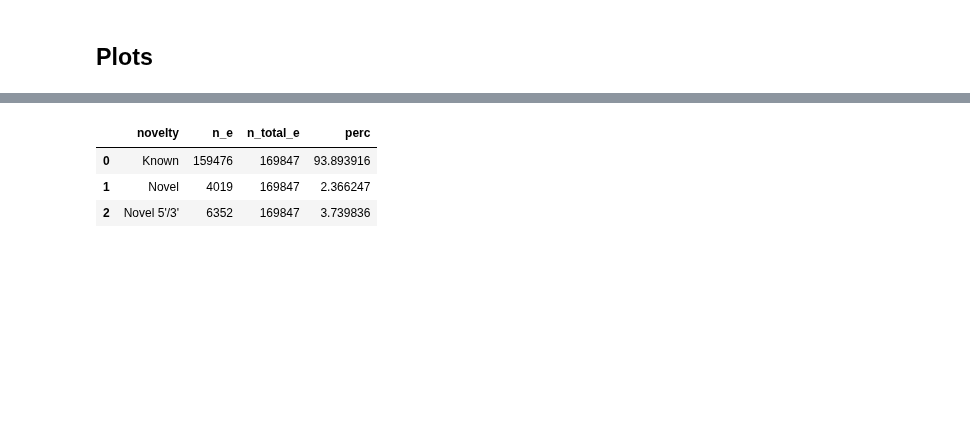
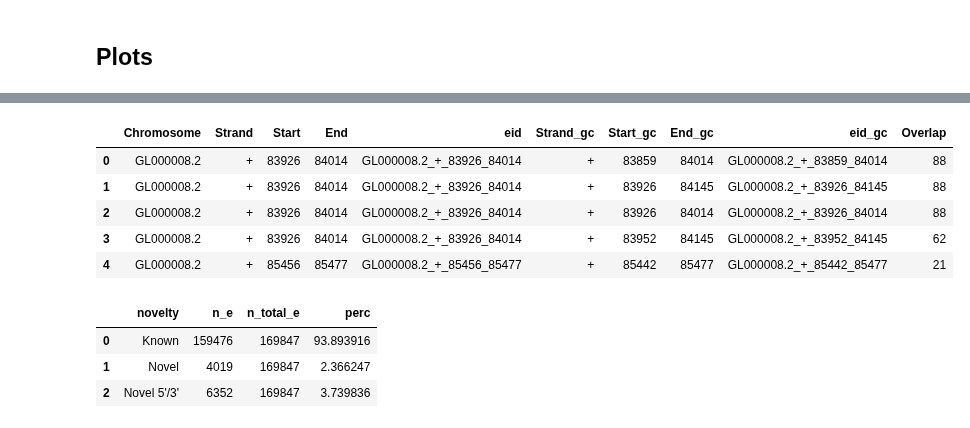
Before and after one commit to fairliereese/240903_pt, a Jupyter notebook: analysis/characterize_novel_exons.ipynb, the cells around one changed output, grey strips where cells are left out. Drawn from its saved outputs; the diff is of its cells as text; code cells hidden in the pictures; blank space fills up the shorter version.

```diff
--- a/analysis/characterize_novel_exons.ipynb
+++ b/analysis/characterize_novel_exons.ipynb
@@ -129,3 +155,12 @@ temp.loc[temp.eid.isin(df.eid_gc.tolist()), 'novelty'] = 'Known'
+# %%
+df.head()
+# %% [output]
+|  | Chromosome | Strand | Start | End | eid | Strand_gc | Start_gc | End_gc | eid_gc | Overlap |
+| 0 | GL000008.2 | + | 83926 | 84014 | GL000008.2_+_83926_84014 | + | 83859 | 84014 | GL000008.2_+_83859_84014 | 88 |
+| 1 | GL000008.2 | + | 83926 | 84014 | GL000008.2_+_83926_84014 | + | 83926 | 84145 | GL000008.2_+_83926_84145 | 88 |
+| 2 | GL000008.2 | + | 83926 | 84014 | GL000008.2_+_83926_84014 | + | 83926 | 84014 | GL000008.2_+_83926_84014 | 88 |
+| 3 | GL000008.2 | + | 83926 | 84014 | GL000008.2_+_83926_84014 | + | 83952 | 84145 | GL000008.2_+_83952_84145 | 62 |
+| 4 | GL000008.2 | + | 85456 | 85477 | GL000008.2_+_85456_85477 | + | 85442 | 85477 | GL000008.2_+_85442_85477 | 21 |
 # %%
 temp = temp.groupby('novelty').count().rename({'eid':'n_e'}, axis=1).reset_index()
 temp['n_total_e'] = temp.n_e.sum()
```
Also changed, not shown: parts of 7 cells of this notebook, 12 other files.
